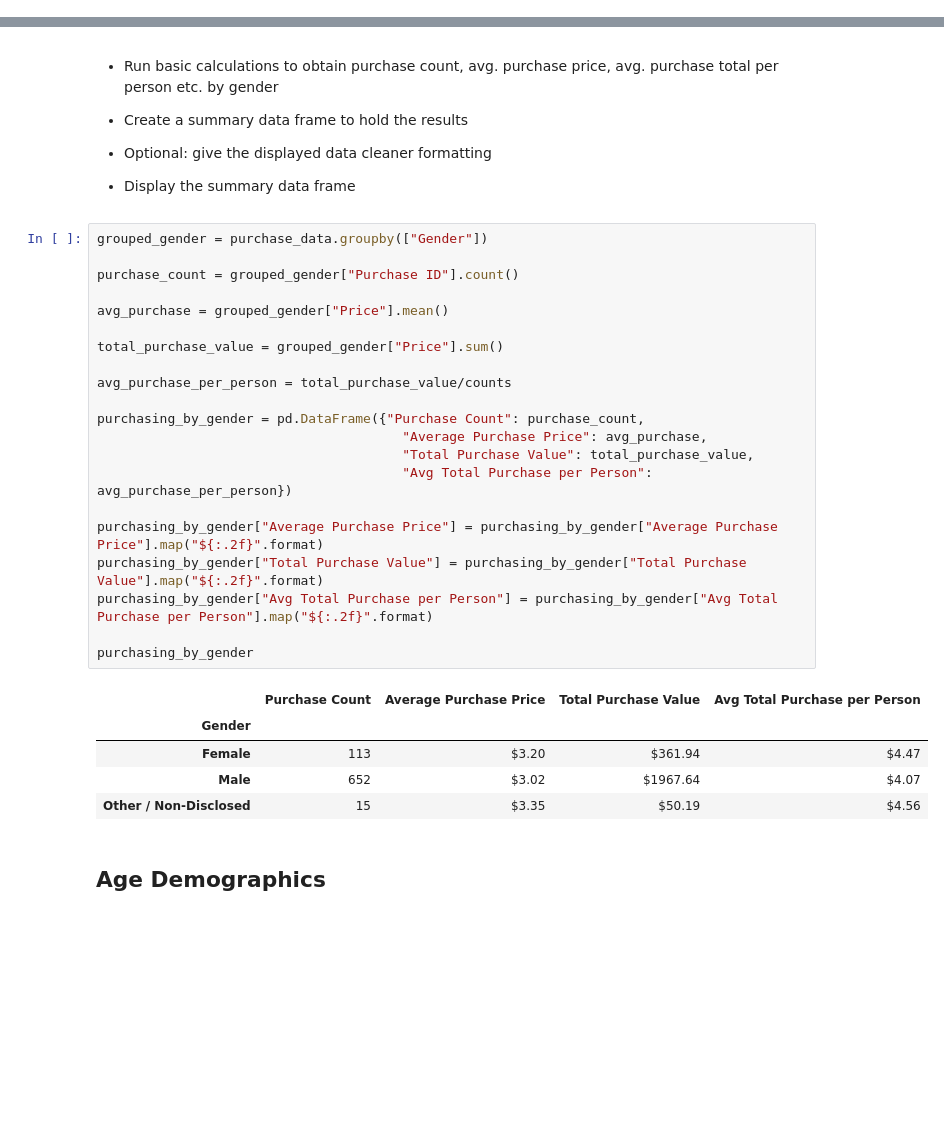
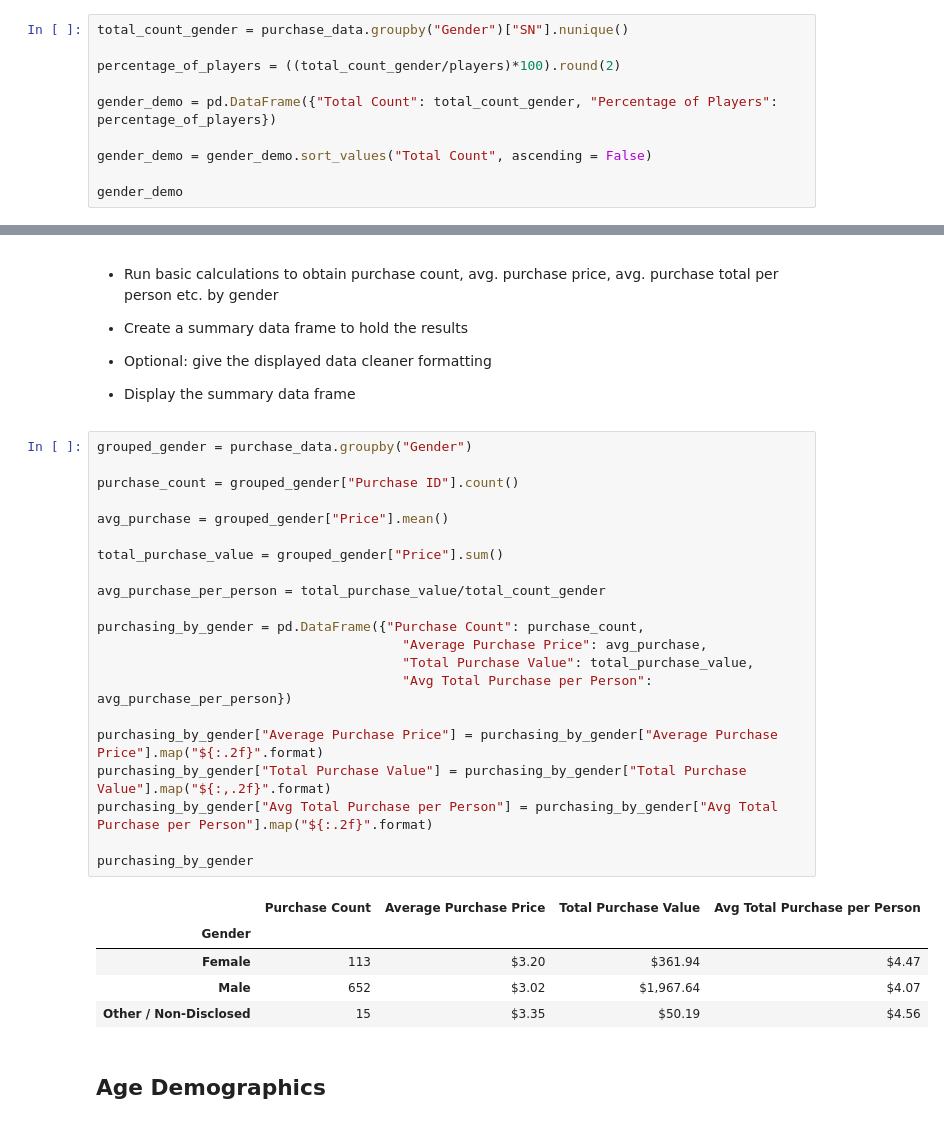
Before and after one commit to yduong3/Winter2019_Data_Analytics, a Jupyter notebook: 04_Pandas/HeroesOfPymoli/HeroesOfPymoli_YenD.ipynb, the cells around one changed output, grey strips where cells are left out. Drawn from its saved outputs; the diff is of its cells as text; blank space fills up the shorter version.

```diff
--- a/04_Pandas/HeroesOfPymoli/HeroesOfPymoli_YenD.ipynb
+++ b/04_Pandas/HeroesOfPymoli/HeroesOfPymoli_YenD.ipynb
@@ -105,0 +89,10 @@ gender_demo
+# %%
+total_count_gender = purchase_data.groupby("Gender")["SN"].nunique()
+
+percentage_of_players = ((total_count_gender/players)*100).round(2)
+
+gender_demo = pd.DataFrame({"Total Count": total_count_gender, "Percentage of Players": percentage_of_players})
+
+gender_demo = gender_demo.sort_values("Total Count", ascending = False)
+
+gender_demo
@@ -120,31 +119,31 @@ gender_demo
 
 * Display the summary data frame
 # %%
-grouped_gender = purchase_data.groupby(["Gender"])
+grouped_gender = purchase_data.groupby("Gender")
 
 purchase_count = grouped_gender["Purchase ID"].count()
 
 avg_purchase = grouped_gender["Price"].mean()
 
 total_purchase_value = grouped_gender["Price"].sum()
 
-avg_purchase_per_person = total_purchase_value/counts
+avg_purchase_per_person = total_purchase_value/total_count_gender
 
 purchasing_by_gender = pd.DataFrame({"Purchase Count": purchase_count,
                                        "Average Purchase Price": avg_purchase,
                                        "Total Purchase Value": total_purchase_value,
                                        "Avg Total Purchase per Person": avg_purchase_per_person})
 
 purchasing_by_gender["Average Purchase Price"] = purchasing_by_gender["Average Purchase Price"].map("${:.2f}".format)
-purchasing_by_gender["Total Purchase Value"] = purchasing_by_gender["Total Purchase Value"].map("${:.2f}".format)
+purchasing_by_gender["Total Purchase Value"] = purchasing_by_gender["Total Purchase Value"].map("${:,.2f}".format)
 purchasing_by_gender["Avg Total Purchase per Person"] = purchasing_by_gender["Avg Total Purchase per Person"].map("${:.2f}".format)
 
 purchasing_by_gender
 # %% [output]
 |  | Purchase Count | Average Purchase Price | Total Purchase Value | Avg Total Purchase per Person |
 | Gender |  |  |  |  |
 | Female | 113 | $3.20 | $361.94 | $4.47 |
-| Male | 652 | $3.02 | $1967.64 | $4.07 |
+| Male | 652 | $3.02 | $1,967.64 | $4.07 |
 | Other / Non-Disclosed | 15 | $3.35 | $50.19 | $4.56 |
 # %% [markdown]
 ## Age Demographics
```
Also changed, not shown: parts of 6 cells of this notebook.
